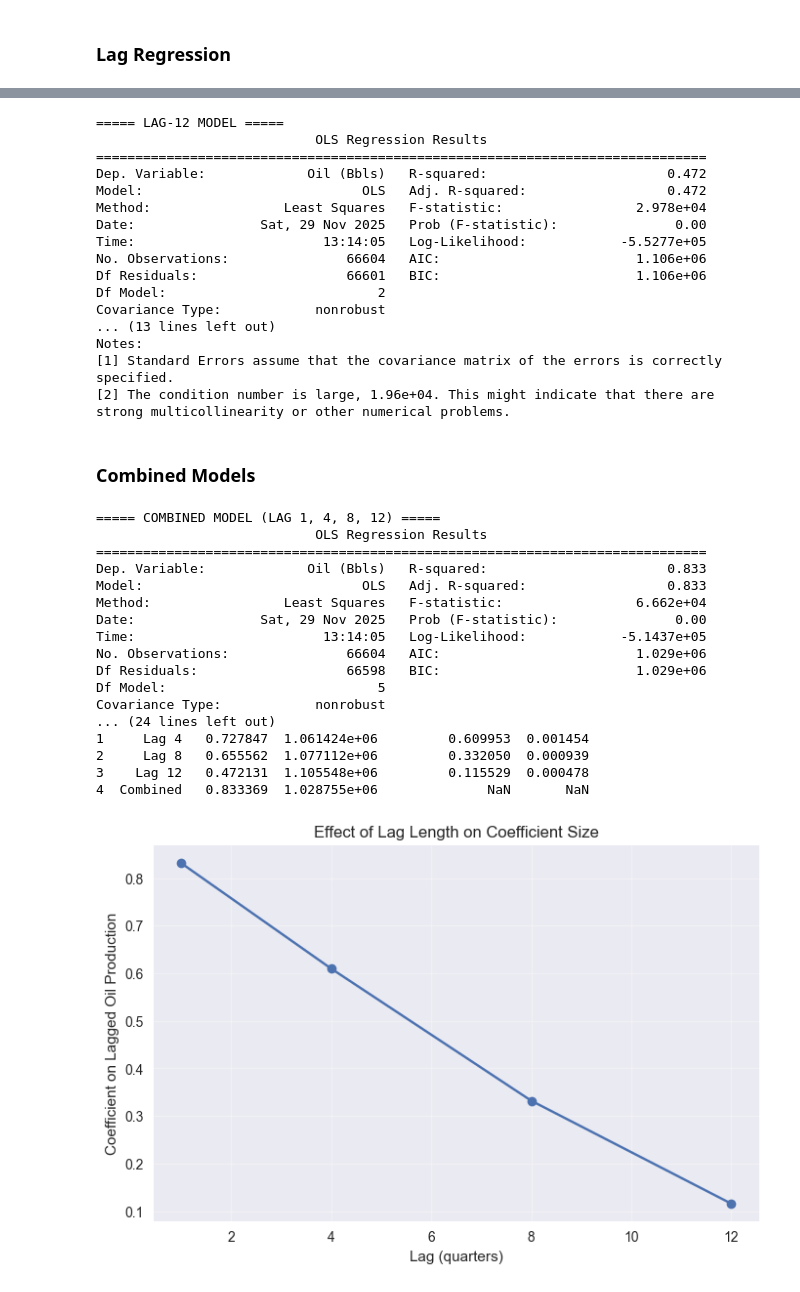
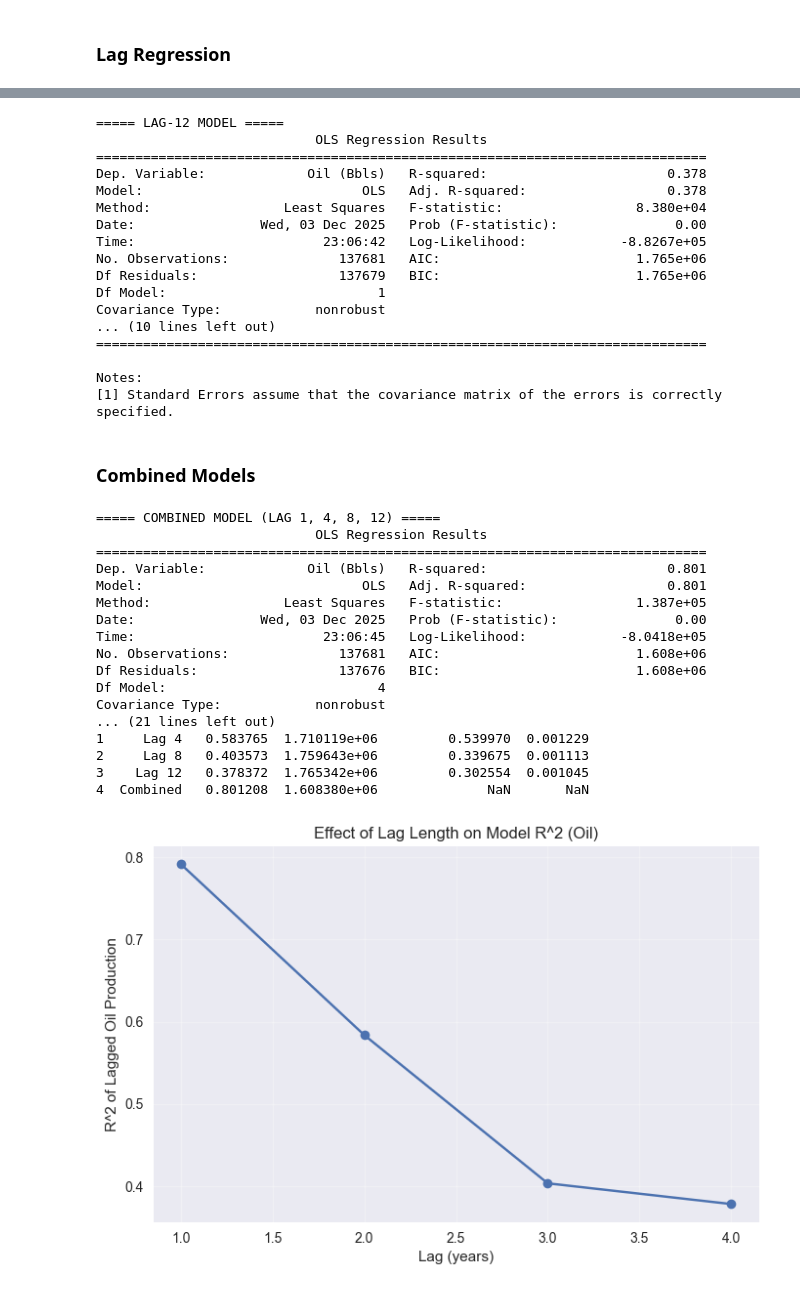
Before and after one commit to wfsutto/Two-Birds-One-Stonebridge, a Jupyter notebook: notebooks/seasonal_and_lag_analysis_updated.ipynb, the cells around one changed output, grey strips where cells are left out. Drawn from its saved outputs; the diff is of its cells as text; code cells hidden in the pictures.

```diff
--- a/notebooks/seasonal_and_lag_analysis_updated.ipynb
+++ b/notebooks/seasonal_and_lag_analysis_updated.ipynb
@@ -195,5 +271,5 @@ strong multicollinearity or other numerical problems.
 # %%
-X4 = lag_df[['Oil_lag4', 'Nearest_SWIW_km']]
+X4 = lag_df[['Oil_lag2']]
 X4 = sm.add_constant(X4)
 
 model4 = sm.OLS(y, X4).fit()
@@ -220,5 +296,5 @@ strong multicollinearity or other numerical problems.
 # %%
-X8 = lag_df[['Oil_lag8', 'Nearest_SWIW_km']]
+X8 = lag_df[['Oil_lag3']]
 X8 = sm.add_constant(X8)
 
 model8 = sm.OLS(y, X8).fit()
@@ -245,5 +321,5 @@ strong multicollinearity or other numerical problems.
 # %%
-X12 = lag_df[['Oil_lag12', 'Nearest_SWIW_km']]
+X12 = lag_df[['Oil_lag4']]
 X12 = sm.add_constant(X12)
 
 model12 = sm.OLS(y, X12).fit()
@@ -253,24 +329,24 @@ print(model12.summary())
 ===== LAG-12 MODEL =====
                             OLS Regression Results
 ==============================================================================
-Dep. Variable:             Oil (Bbls)   R-squared:                       0.472
-Model:                            OLS   Adj. R-squared:                  0.472
-Method:                 Least Squares   F-statistic:                 2.978e+04
-Date:                Sat, 29 Nov 2025   Prob (F-statistic):               0.00
-Time:                        13:14:05   Log-Likelihood:            -5.5277e+05
-No. Observations:               66604   AIC:                         1.106e+06
-Df Residuals:                   66601   BIC:                         1.106e+06
-Df Model:                           2
+Dep. Variable:             Oil (Bbls)   R-squared:                       0.378
+Model:                            OLS   Adj. R-squared:                  0.378
+Method:                 Least Squares   F-statistic:                 8.380e+04
+Date:                Wed, 03 Dec 2025   Prob (F-statistic):               0.00
+Time:                        23:06:42   Log-Likelihood:            -8.8267e+05
+No. Observations:              137681   AIC:                         1.765e+06
+Df Residuals:                  137679   BIC:                         1.765e+06
+Df Model:                           1
 Covariance Type:            nonrobust
-... (13 lines left out)
+... (10 lines left out)
+==============================================================================
+
 Notes:
 [1] Standard Errors assume that the covariance matrix of the errors is correctly specified.
-[2] The condition number is large, 1.96e+04. This might indicate that there are
-strong multicollinearity or other numerical problems.
 # %% [markdown]
 ### Combined Models
 # %%
-Xall = lag_df[['Oil_lag1','Oil_lag4','Oil_lag8','Oil_lag12','Nearest_SWIW_km']]
+Xall = lag_df[['Oil_lag1','Oil_lag2','Oil_lag3','Oil_lag4']]
 Xall = sm.add_constant(Xall)
 
 combined_model = sm.OLS(y, Xall).fit()
@@ -295,16 +371,16 @@ comparison_table = pd.DataFrame({
     ],
     "Lag_Coefficient": [
         model1.params['Oil_lag1'],
-        model4.params['Oil_lag4'],
-        model8.params['Oil_lag8'],
-        model12.params['Oil_lag12'],
+        model4.params['Oil_lag2'],
+        model8.params['Oil_lag3'],
+        model12.params['Oil_lag4'],
         None
     ],
     "Lag_SE": [
         model1.bse['Oil_lag1'],
-        model4.bse['Oil_lag4'],
-        model8.bse['Oil_lag8'],
-        model12.bse['Oil_lag12'],
+        model4.bse['Oil_lag2'],
+        model8.bse['Oil_lag3'],
+        model12.bse['Oil_lag4'],
         None
     ]
 })
@@ -315,37 +391,37 @@ print(comparison_table)
 ===== COMBINED MODEL (LAG 1, 4, 8, 12) =====
                             OLS Regression Results
 ==============================================================================
-Dep. Variable:             Oil (Bbls)   R-squared:                       0.833
-Model:                            OLS   Adj. R-squared:                  0.833
-Method:                 Least Squares   F-statistic:                 6.662e+04
-Date:                Sat, 29 Nov 2025   Prob (F-statistic):               0.00
-Time:                        13:14:05   Log-Likelihood:            -5.1437e+05
-No. Observations:               66604   AIC:                         1.029e+06
-Df Residuals:                   66598   BIC:                         1.029e+06
-Df Model:                           5
+Dep. Variable:             Oil (Bbls)   R-squared:                       0.801
+Model:                            OLS   Adj. R-squared:                  0.801
+Method:                 Least Squares   F-statistic:                 1.387e+05
+Date:                Wed, 03 Dec 2025   Prob (F-statistic):               0.00
+Time:                        23:06:45   Log-Likelihood:            -8.0418e+05
+No. Observations:              137681   AIC:                         1.608e+06
+Df Residuals:                  137676   BIC:                         1.608e+06
+Df Model:                           4
 Covariance Type:            nonrobust
-... (24 lines left out)
-1     Lag 4   0.727847  1.061424e+06         0.609953  0.001454
-2     Lag 8   0.655562  1.077112e+06         0.332050  0.000939
-3    Lag 12   0.472131  1.105548e+06         0.115529  0.000478
-4  Combined   0.833369  1.028755e+06              NaN       NaN
+... (21 lines left out)
+1     Lag 4   0.583765  1.710119e+06         0.539970  0.001229
+2     Lag 8   0.403573  1.759643e+06         0.339675  0.001113
+3    Lag 12   0.378372  1.765342e+06         0.302554  0.001045
+4  Combined   0.801208  1.608380e+06              NaN       NaN
 # %%
 plot_df = comparison_table.dropna(subset=['Lag_Coefficient']).copy()
-plot_df['Lag'] = [1,4,8,12]
+plot_df['Lag'] = [1,2,3,4]
 
 plt.figure(figsize=(8,5))
 plt.errorbar(
     plot_df['Lag'],
-    plot_df['Lag_Coefficient'],
+    plot_df['R_squared'],
     yerr=plot_df['Lag_SE'],
     fmt='-o',
     capsize=5
 )
 
-plt.title("Effect of Lag Length on Coefficient Size")
-plt.xlabel("Lag (quarters)")
-plt.ylabel("Coefficient on Lagged Oil Production")
+plt.title("Effect of Lag Length on Model R^2 (Oil)")
+plt.xlabel("Lag (years)")
+plt.ylabel("R^2 of Lagged Oil Production")
 plt.grid(alpha=0.3)
 plt.show()
 # %% [output]
-[figure, old version]
+[figure, new version]
```
Also changed, not shown: parts of 12 cells of this notebook.
